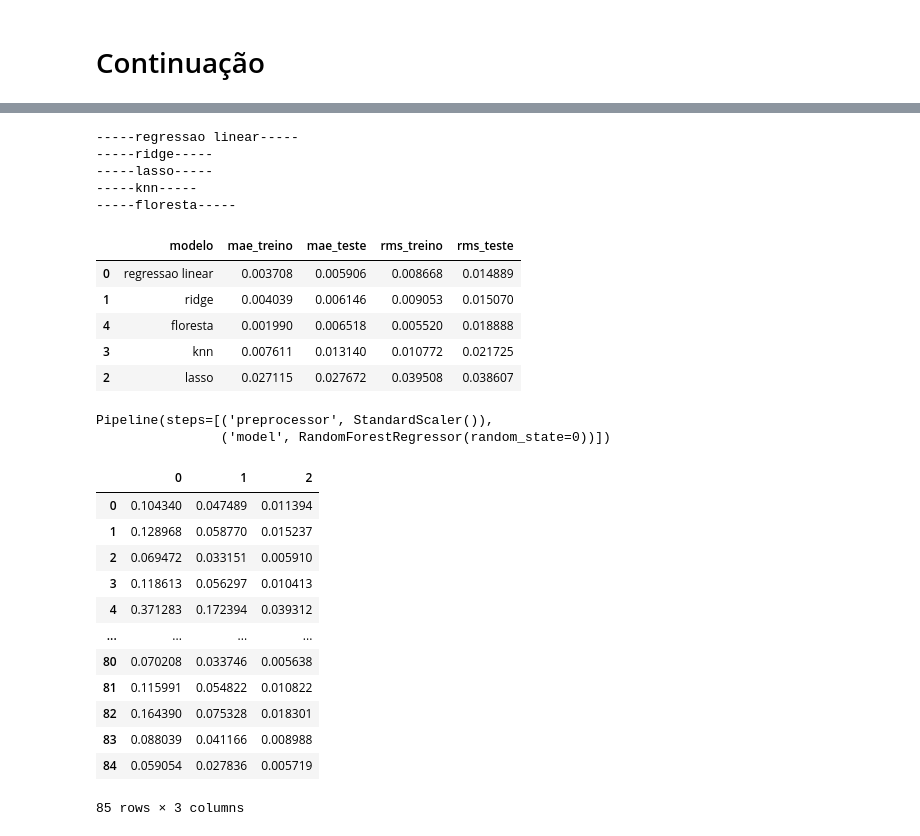
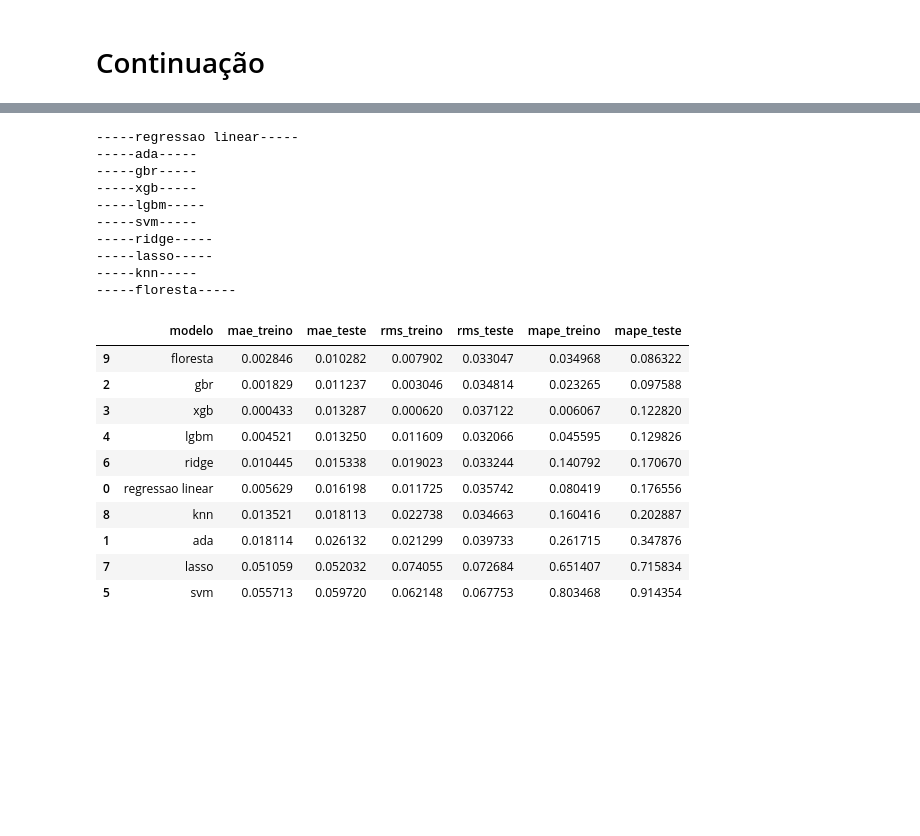
Before and after one commit to Alexandre-Esposte/Machine-learning-aplicado-f-sica, a Jupyter notebook: projeto_final/modelagem.ipynb, the cells around one changed output, grey strips where cells are left out. Saved outputs shown, nothing was run; the diff lists cells and outputs as text; code cells hidden in the pictures; blank space fills up the shorter version.

```diff
--- a/projeto_final/modelagem.ipynb
+++ b/projeto_final/modelagem.ipynb
@@ -1,16 +1,33 @@
 # %%
 import pandas as pd
 import numpy as np
+import matplotlib.pyplot as plt
+import seaborn as sns
+import sys
 
 from sklearn.pipeline import Pipeline
 from sklearn.model_selection import train_test_split, KFold
 
 from sklearn.metrics import mean_absolute_error, mean_squared_error, mean_absolute_percentage_error
 
-from sklearn.preprocessing import StandardScaler
+from sklearn.preprocessing import StandardScaler, PowerTransformer, MinMaxScaler, PolynomialFeatures
 
 from sklearn.linear_model import LinearRegression, Ridge, Lasso
 
-from sklearn.ensemble import RandomForestRegressor
+from sklearn.ensemble import RandomForestRegressor, AdaBoostRegressor, GradientBoostingRegressor
 
 from sklearn.neighbors import KNeighborsRegressor
+
+from sklearn.svm import SVR
+
+
+from xgboost import XGBRegressor
+from lightgbm import LGBMRegressor
+
+import plotly.express as px
+
+sys.path.append('utils')
+from modelCrafter import ModelCrafter
+from funcs import separa_pontos_manual
+
+pd.set_option('display.max_columns', None)
@@ -169,0 +36,2 @@ class ModelCrafter:
+# %%
+lines = pd.read_csv('../datasets/projeto_final/data.csv')
@@ -186,7 +92,7 @@ df = pd.read_csv('data.csv')
 # %%
-X = df.drop(['wavenumber','intensity','j','branch','pressure','temperature','gamma','sigma','fwhm'],axis=1)
+X = lines.drop(['wavenumber','intensity','j','branch','pressure','temperature','gamma','sigma','fwhm'],axis=1)
 
-y = df[['fwhm','gamma','sigma']]
+y = lines['fwhm']
 # %%
 X_train , X_test, y_train, y_test = train_test_split(X,y,test_size=0.2 , shuffle= True,random_state = 0)
 
@@ -212,0 +129,3 @@ baseline.sort_values(by='mae',ascending=True)
+# %%
+model_pipeline = Pipeline([('poly',PolynomialFeatures(degree=2,interaction_only=True, include_bias=False)),('power',PowerTransformer()),('norm',StandardScaler())])
+model_pipeline
@@ -213,16 +162,24 @@ baseline.sort_values(by='mae',ascending=True)
 # %%
-validacao = modelcrafter.Validacao(X_train,X_test,y_train,y_test,model_pipeline)
-
-validacao.sort_values(by='mae_teste')
+modelcrafter.Validacao(X_train,X_test,y_train,y_test,pipe=model_pipeline).sort_values(by='mape_teste')
 # %% [output]
 -----regressao linear-----
+-----ada-----
+-----gbr-----
+-----xgb-----
+-----lgbm-----
+-----svm-----
 -----ridge-----
 -----lasso-----
 -----knn-----
 -----floresta-----
-|  | modelo | mae_treino | mae_teste | rms_treino | rms_teste |
-| 0 | regressao linear | 0.003708 | 0.005906 | 0.008668 | 0.014889 |
-| 1 | ridge | 0.004039 | 0.006146 | 0.009053 | 0.015070 |
-| 4 | floresta | 0.001990 | 0.006518 | 0.005520 | 0.018888 |
-| 3 | knn | 0.007611 | 0.013140 | 0.010772 | 0.021725 |
-| 2 | lasso | 0.027115 | 0.027672 | 0.039508 | 0.038607 |
+|  | modelo | mae_treino | mae_teste | rms_treino | rms_teste | mape_treino | mape_teste |
+| 9 | floresta | 0.002846 | 0.010282 | 0.007902 | 0.033047 | 0.034968 | 0.086322 |
+| 2 | gbr | 0.001829 | 0.011237 | 0.003046 | 0.034814 | 0.023265 | 0.097588 |
+| 3 | xgb | 0.000433 | 0.013287 | 0.000620 | 0.037122 | 0.006067 | 0.122820 |
+| 4 | lgbm | 0.004521 | 0.013250 | 0.011609 | 0.032066 | 0.045595 | 0.129826 |
+| 6 | ridge | 0.010445 | 0.015338 | 0.019023 | 0.033244 | 0.140792 | 0.170670 |
+| 0 | regressao linear | 0.005629 | 0.016198 | 0.011725 | 0.035742 | 0.080419 | 0.176556 |
+| 8 | knn | 0.013521 | 0.018113 | 0.022738 | 0.034663 | 0.160416 | 0.202887 |
+| 1 | ada | 0.018114 | 0.026132 | 0.021299 | 0.039733 | 0.261715 | 0.347876 |
+| 7 | lasso | 0.051059 | 0.052032 | 0.074055 | 0.072684 | 0.651407 | 0.715834 |
+| 5 | svm | 0.055713 | 0.059720 | 0.062148 | 0.067753 | 0.803468 | 0.914354 |
@@ -231,22 +185,0 @@ best = modelcrafter.models['floresta']
-# %%
-model  = Pipeline([('preprocessor',StandardScaler()),('model', best)])
-model.fit(X_train,y_train)
-# %% [output]
-Pipeline(steps=[('preprocessor', StandardScaler()),
-                ('model', RandomForestRegressor(random_state=0))])
-# %%
-pd.DataFrame(model.predict(X_test))
-# %% [output]
-|  | 0 | 1 | 2 |
-| 0 | 0.104340 | 0.047489 | 0.011394 |
-| 1 | 0.128968 | 0.058770 | 0.015237 |
-| 2 | 0.069472 | 0.033151 | 0.005910 |
-| 3 | 0.118613 | 0.056297 | 0.010413 |
-| 4 | 0.371283 | 0.172394 | 0.039312 |
-| ... | ... | ... | ... |
-| 80 | 0.070208 | 0.033746 | 0.005638 |
-| 81 | 0.115991 | 0.054822 | 0.010822 |
-| 82 | 0.164390 | 0.075328 | 0.018301 |
-| 83 | 0.088039 | 0.041166 | 0.008988 |
-| 84 | 0.059054 | 0.027836 | 0.005719 |
-85 rows × 3 columns
```
Also changed, not shown: parts of 26 cells of this notebook, 11 other files.
